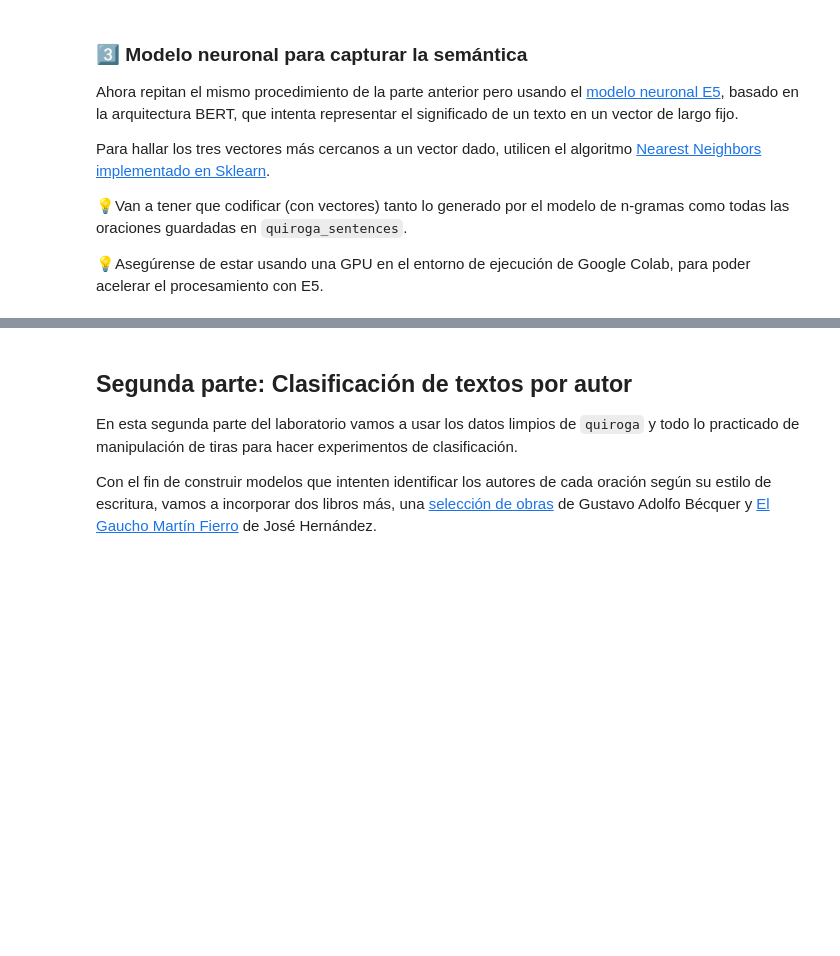
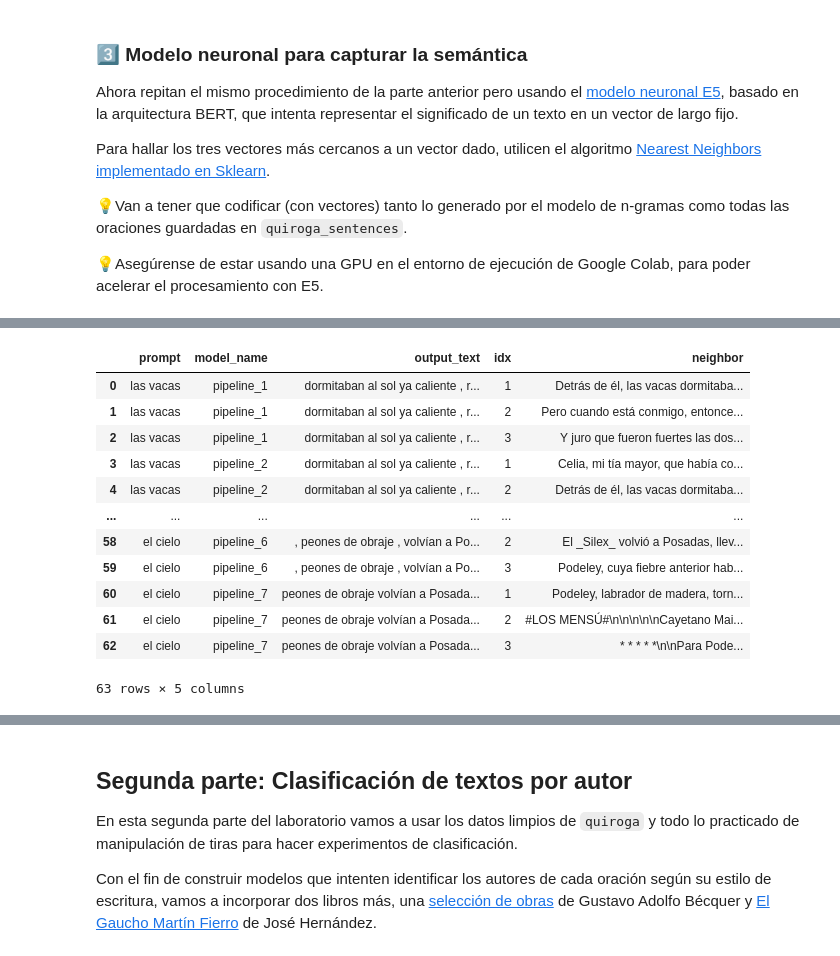
Before and after one commit to efviodo/mcdaa-intro-pln, a Jupyter notebook: notebooks/Lab_2024_Letra.ipynb, the cells around one changed output, grey strips where cells are left out. Drawn from its saved outputs; the diff is of its cells as text; code cells hidden in the pictures; blank space fills up the shorter version.

Commit message:
Actualizo notebook y agrego informe

```diff
--- a/notebooks/Lab_2024_Letra.ipynb
+++ b/notebooks/Lab_2024_Letra.ipynb
@@ -324,15 +426,20 @@ def average_pool(last_hidden_states: Tensor, attention_mask: Tensor) -> Tensor:
   return last_hidden.sum(dim=1) / attention_mask.sum(dim=1)[..., None]
 
 def generate_vector_from_text(batch, model, tokenizer, device):
-  # Tokenize the batch
+  """
+  Inspirado por https://discuss.huggingface.co/t/is-transformers-using-gpu-by-default/8500/2
+  en como manejar en GPU los vectrores resolviendo algunos problemas que tuve con Colab.
+  """
+
+  # Tokenizo el batch
   batch_dict = tokenizer(batch, max_length=512, padding=True, truncation=True, return_tensors='pt').to(device)
 
-  with torch.no_grad():  # Disable gradient calculation
+  with torch.no_grad():  # Deshabilito gradient calculation
       outputs = model(**batch_dict)
       embeddings = average_pool(outputs.last_hidden_state, batch_dict['attention_mask'])
-      embeddings_cpu = embeddings.cpu()  # Move embeddings to CPU to save GPU memory
+      embeddings_cpu = embeddings.cpu()  # Muevo embeddings a CPU para liberar memoria GPU
 
-  # Clear memory after each batch
+  # Limpio memoria
   del outputs, embeddings, batch_dict
   torch.cuda.empty_cache() if torch.cuda.is_available() else None
 
@@ -365,7 +472,8 @@ model = AutoModel.from_pretrained('intfloat/multilingual-e5-large')
 model.to(device)
 
 # 1. Texts
-input_texts =  ["las vacas", "el cielo", "Esteban Podeley"]
+#input_texts =  ["las vacas", "el cielo", "Esteban Podeley"]
+input_texts = df_1["output"].to_list()  # Uso todos los textos generados en df_1
 texts_embeddings = generate_vectors_from_texts(texts=input_texts, model=model, tokenizer=tokenizer, device=device)
 print(texts_embeddings.shape)
 
@@ -415,0 +522,2 @@ df
+# %%
+predictions = get_knn_using_sklearn(texts_embeddings, quiroga_embeddings, torch_tensor=True)
@@ -415,0 +542,30 @@ df
+# %%
+model_names = [[f"pipeline_{i}"] * 3 for i in range(1, 8)] * 3
+model_names = [item for sublist in model_names for item in sublist]
+text_values = [[text] * 7*3 for text in ["las vacas", "el cielo", "Esteban Podeley"]]
+text_values = text_values[0] + text_values[1] + text_values[1]
+# %%
+# Agrego valores faltantes
+predictions_ext = []
+for p, model_name, text in zip(predictions, model_names, text_values):
+  p["model_name"] = model_name
+  p["prompt"] = text
+  predictions_ext.append(p)
+
+# Creo DataFrame
+df_3 = pd.DataFrame(predictions_ext, columns=["prompt", "model_name", "output_text", "idx", "neighbor"])
+df_3
+# %% [output]
+|  | prompt | model_name | output_text | idx | neighbor |
+| 0 | las vacas | pipeline_1 | dormitaban al sol ya caliente , r... | 1 | Detrás de él, las vacas dormitaba... |
+| 1 | las vacas | pipeline_1 | dormitaban al sol ya caliente , r... | 2 | Pero cuando está conmigo, entonce... |
+| 2 | las vacas | pipeline_1 | dormitaban al sol ya caliente , r... | 3 | Y juro que fueron fuertes las dos... |
+| 3 | las vacas | pipeline_2 | dormitaban al sol ya caliente , r... | 1 | Celia, mi tía mayor, que había co... |
+| 4 | las vacas | pipeline_2 | dormitaban al sol ya caliente , r... | 2 | Detrás de él, las vacas dormitaba... |
+| ... | ... | ... | ... | ... | ... |
+| 58 | el cielo | pipeline_6 | , peones de obraje , volvían a Po... | 2 | El _Silex_ volvió a Posadas, llev... |
+| 59 | el cielo | pipeline_6 | , peones de obraje , volvían a Po... | 3 | Podeley, cuya fiebre anterior hab... |
+| 60 | el cielo | pipeline_7 | peones de obraje volvían a Posada... | 1 | Podeley, labrador de madera, torn... |
+| 61 | el cielo | pipeline_7 | peones de obraje volvían a Posada... | 2 | #LOS MENSÚ#\n\n\n\n\nCayetano Mai... |
+| 62 | el cielo | pipeline_7 | peones de obraje volvían a Posada... | 3 | * * * * *\n\nPara Pode... |
+63 rows × 5 columns
```
Also changed, not shown: parts of 47 cells of this notebook, 1 other file.
